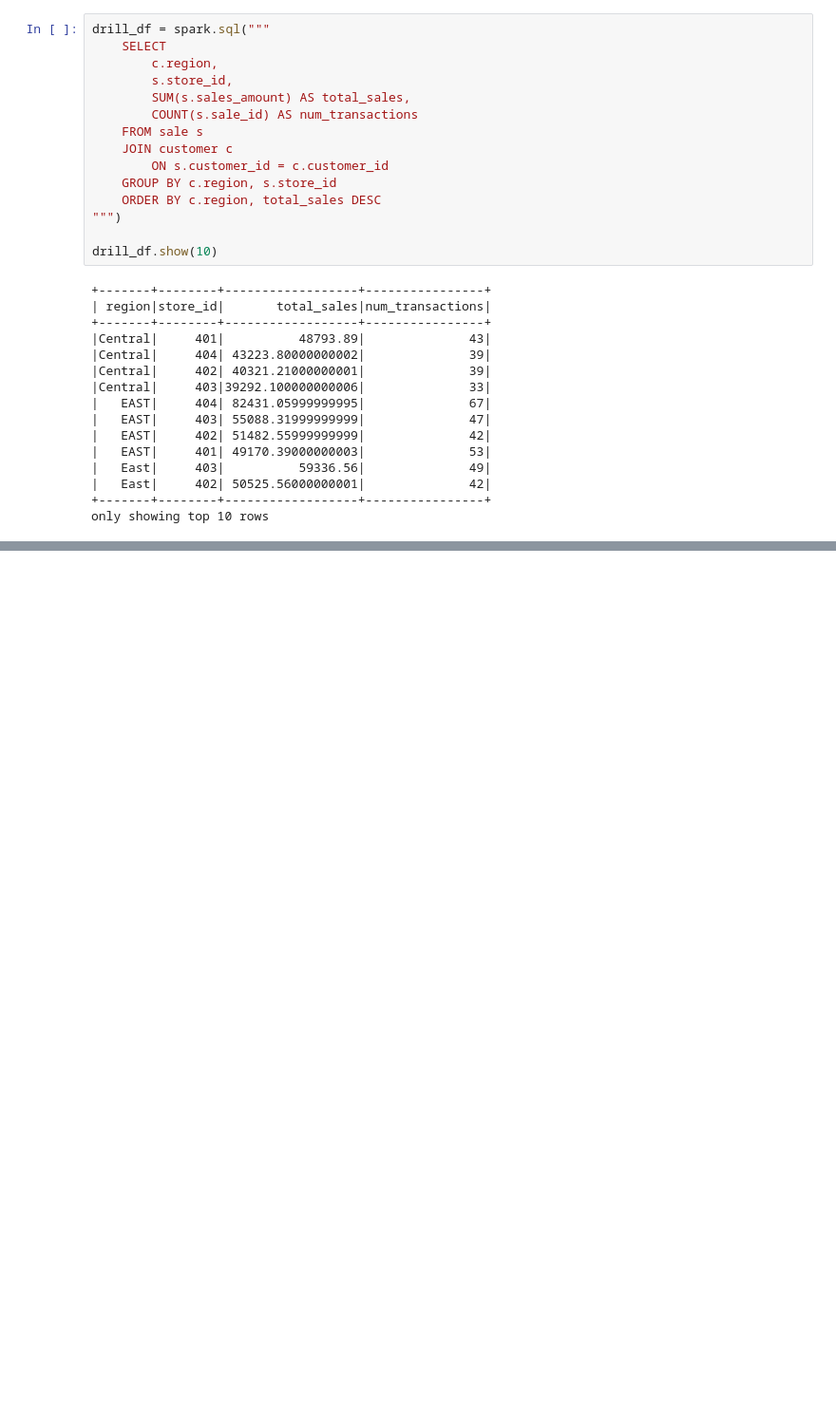
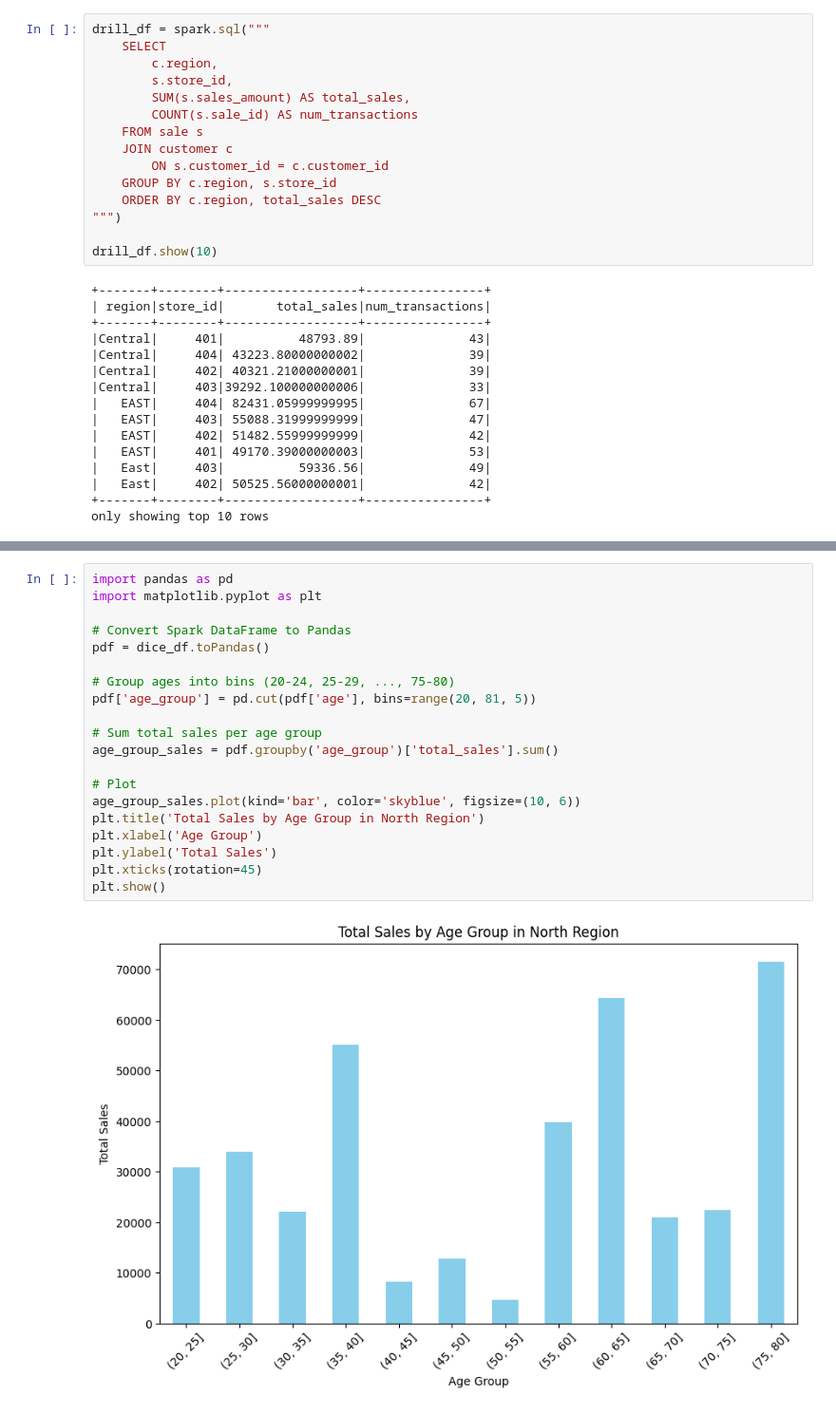
Before and after one commit to sydsailors/smart-store-sydney, a Jupyter notebook: notebooks/Project_5.ipynb, the cells around one changed output, grey strips where cells are left out. Shown: that part at 95% size. Cells and saved outputs as stored; diff of their text form; blank space fills up the shorter version.

```diff
--- a/notebooks/Project_5.ipynb
+++ b/notebooks/Project_5.ipynb
@@ -167,0 +186,22 @@ only showing top 10 rows
+# %%
+import pandas as pd
+import matplotlib.pyplot as plt
+
+# Convert Spark DataFrame to Pandas
+pdf = dice_df.toPandas()
+
+# Group ages into bins (20-24, 25-29, ..., 75-80)
+pdf['age_group'] = pd.cut(pdf['age'], bins=range(20, 81, 5))
+
+# Sum total sales per age group
+age_group_sales = pdf.groupby('age_group')['total_sales'].sum()
+
+# Plot
+age_group_sales.plot(kind='bar', color='skyblue', figsize=(10, 6))
+plt.title('Total Sales by Age Group in North Region')
+plt.xlabel('Age Group')
+plt.ylabel('Total Sales')
+plt.xticks(rotation=45)
+plt.show()
+# %% [output]
+[figure, added]
```
Also changed, not shown: parts of 4 cells of this notebook, 2 other files.
